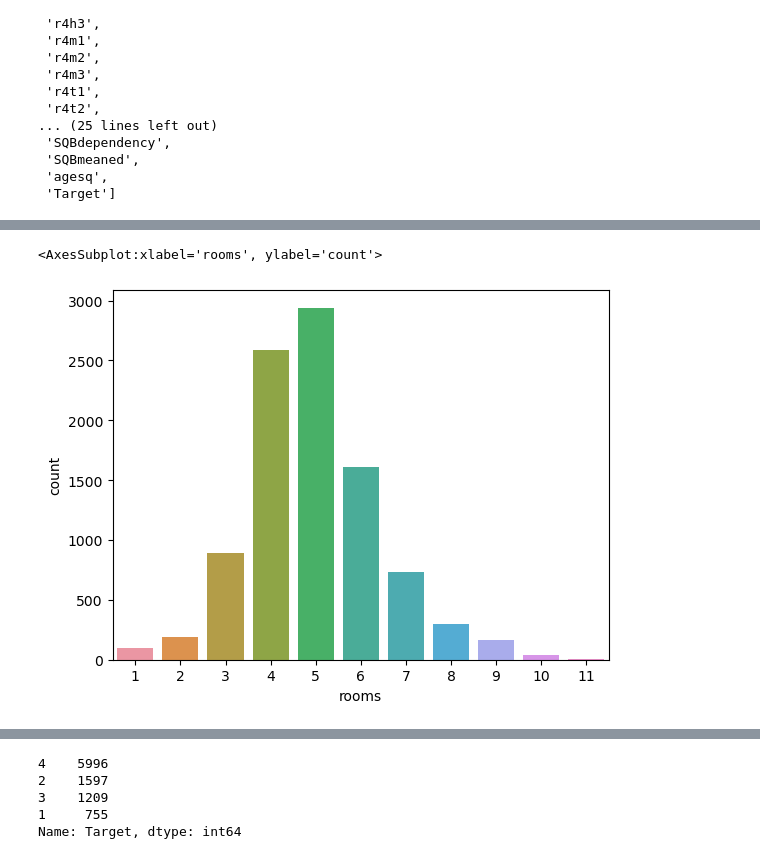
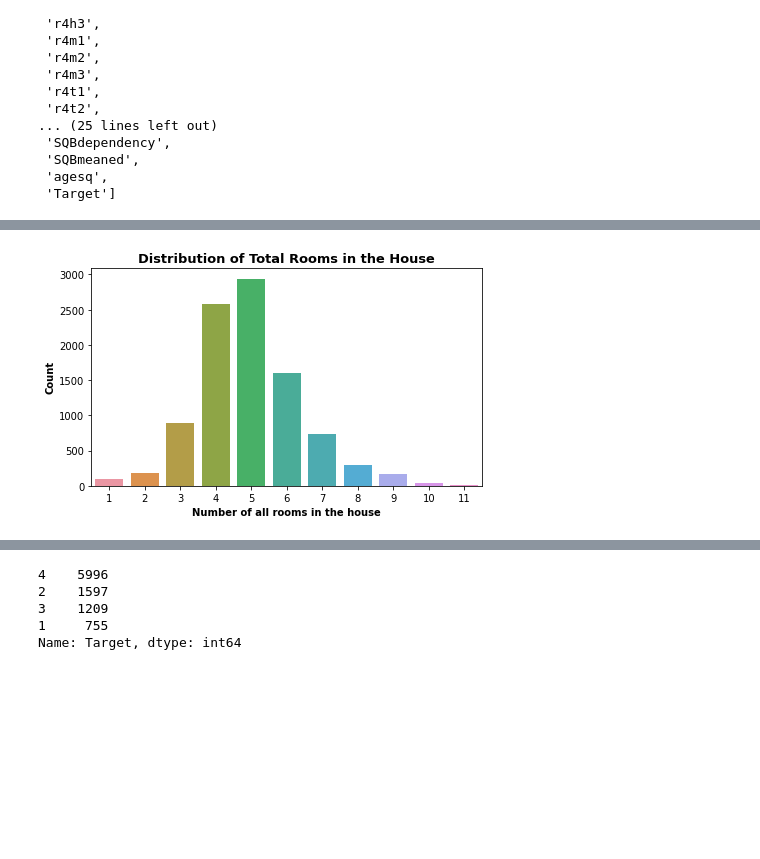
Before and after one commit to lavkushsingh31/Data_Science_Machine_Learning_Projects, a Jupyter notebook: Course Project - Income Qualification/Income Qualification Project.ipynb, the cells around one changed output, grey strips where cells are left out. Saved outputs shown, nothing was run; the diff lists cells and outputs as text; code cells hidden in the pictures; blank space fills up the shorter version.

```diff
--- a/Course Project - Income Qualification/Income Qualification Project.ipynb
+++ b/Course Project - Income Qualification/Income Qualification Project.ipynb
@@ -279,6 +342,10 @@ sns.histplot(train_data['v2a1'])  # Monthly Rent Payment
 # %%
+plt.figure(figsize=(7,4))
 sns.countplot(x = 'rooms', data = train_data)
+plt.title('Distribution of Total Rooms in the House', fontsize = 13, fontweight="bold")
+plt.xlabel('Number of all rooms in the house', fontweight="bold")
+plt.ylabel('Count', fontweight="bold")
+plt.show()
 # %% [output]
-<AxesSubplot:xlabel='rooms', ylabel='count'>
-[figure, old version]
+[figure, new version]
 # %%
```
Also changed, not shown: parts of 163 cells of this notebook.
